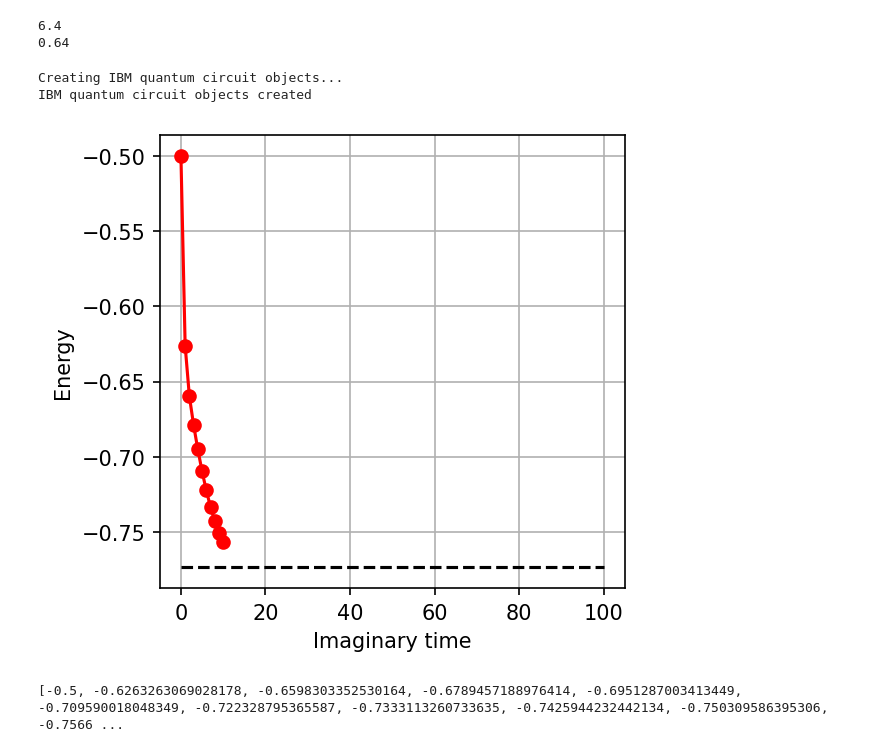
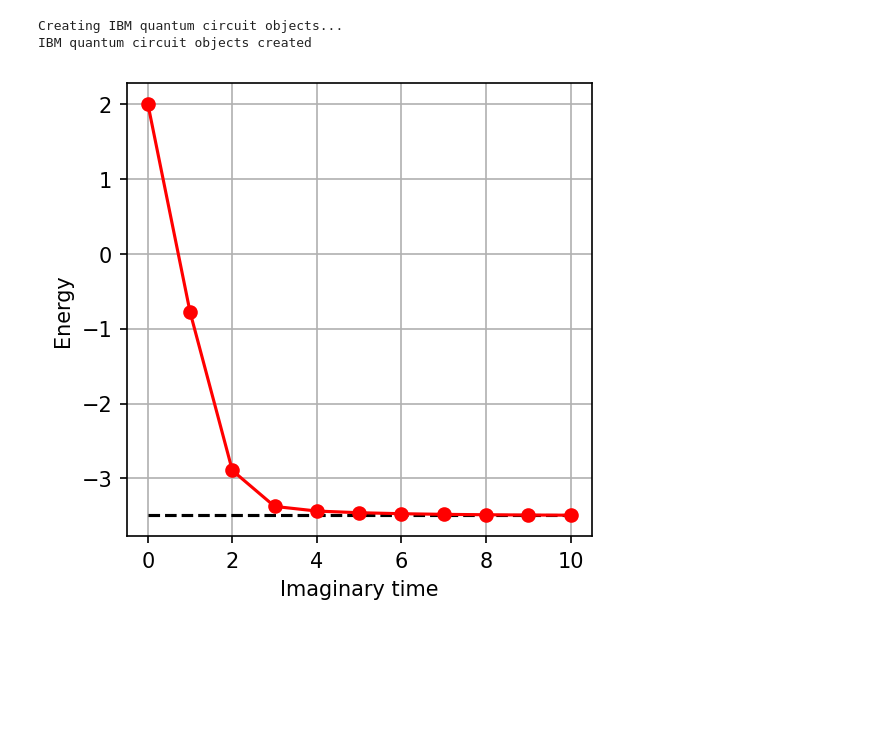
Before and after one commit to lebassman/ArQTiC, a Jupyter notebook: examples/QITE_GS_Energy_example.ipynb, the cells around one changed output. Drawn from its saved outputs; the diff is of its cells as text; code cells hidden in the pictures; blank space fills up the shorter version.

```diff
--- a/examples/QITE_GS_Energy_example.ipynb
+++ b/examples/QITE_GS_Energy_example.ipynb
@@ -12,12 +13,6 @@ import qsearch
 #create simulation object
 sim_obj = Simulation_Generator("QITE_input.txt")
 N = sim_obj.num_spins
-# %%
-print(sim_obj.beta)
-print(sim_obj.delta_beta)
-# %% [output]
-6.4
-0.64
 # %%
 #connect to IBM
 #if this is your first run enter your API key
@@ -34,26 +33,22 @@ energies = sim_obj.qite_energies
 # %%
 plt.figure(figsize=[4,4], dpi=150)
 #plt.plot(np.arange(0,num_beta+1)*dbeta,E,'-ro',label='QITE')
 plt.plot(energies,'-ro')
 #plt.axhline(y=w[0], color='k',linestyle='--',label="Ground state")
 #plt.title("QITE")
 plt.xlabel("Imaginary time")
 plt.ylabel("Energy")
-#plt.hlines(-1.4865556615119306, 0, 12, color="black", linestyles='dashed') #2qubits
-#plt.hlines(-1.025094662244868, 0, 100, color="black", linestyles='dashed') #3qubits Jz=0.5, mu_x=0.1
-#plt.hlines(-1.1064874717544295, 0, 100, color="black", linestyles='dashed') #3qubits Jz=0.5, mu_x=0.2
-plt.hlines(-0.7735294660091737, 0, 100, color="black", linestyles='dashed') #3qubits Jz=0.5, mu_x=0.3
+#ground state enegy for Jz=mu_x=1
+plt.hlines(-3.493837927970963, 0, 10, color="black", linestyles='dashed') #3qubits Jz=1, mu_x=1
+
+
 plt.grid()
 #plt.xlim(0,10)
 
 #plt.legend(bbox_to_anchor=(1.0,1.0))
 plt.show()
 #plt.savefig('QITE_GSenergy.png')
 # %% [output]
-[figure, old version]
+[figure, new version]
-# %%
-print(energies)
-# %% [output]
-[-0.5, -0.6263263069028178, -0.6598303352530164, -0.6789457188976414, -0.6951287003413449, -0.709590018048349, -0.722328795365587, -0.7333113260733635, -0.7425944232442134, -0.750309586395306, -0.7566 ...
 # %%
 ibm_qite_circ = sim_obj.ibm_circuits_list[0]
```
Also changed, not shown: parts of 14 cells of this notebook, 8 other files.
